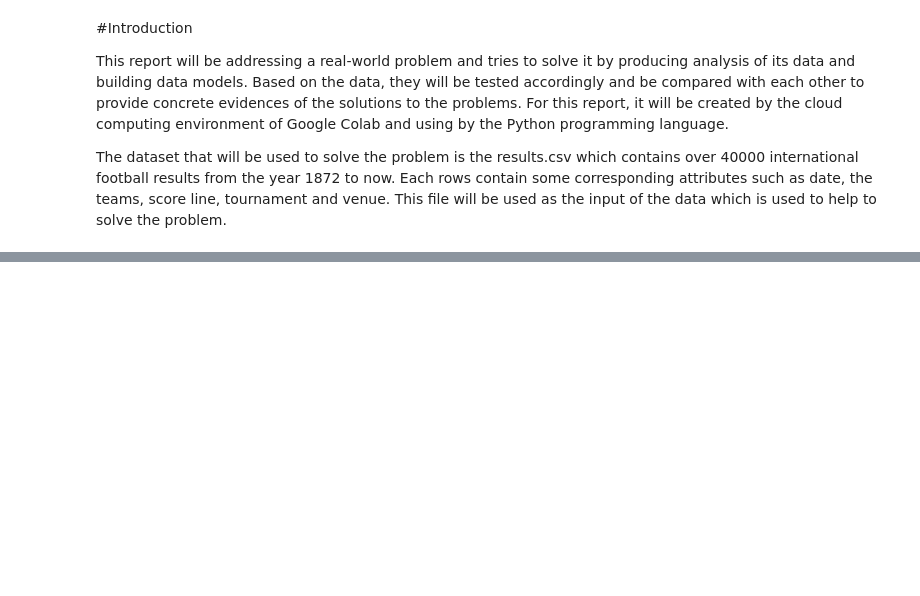
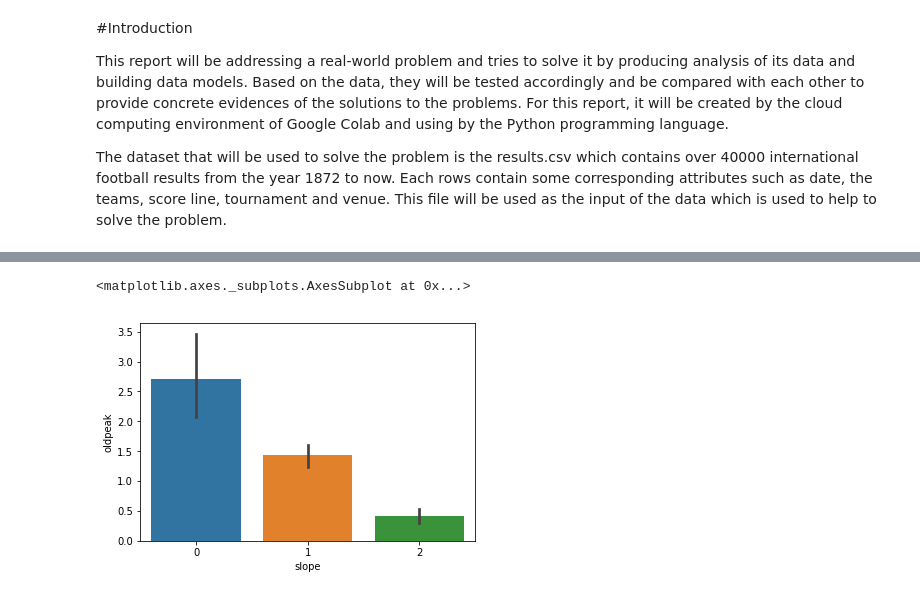
Before and after one commit to louispranata/UTS_ML2019_12741423, a Jupyter notebook: Assignment_2.ipynb, the cells around one changed output, grey strips where cells are left out. Cells and saved outputs as stored; diff of their text form; code cells hidden in the pictures; blank space fills up the shorter version.

```diff
--- a/Assignment_2.ipynb
+++ b/Assignment_2.ipynb
@@ -107,0 +113,5 @@ england_data.head(5)
+# %%
+sns.barplot(train.slope,train.oldpeak)
+# %% [output]
+<matplotlib.axes._subplots.AxesSubplot at 0x...>
+[figure, added]
```
Also changed, not shown: parts of 20 cells of this notebook.
